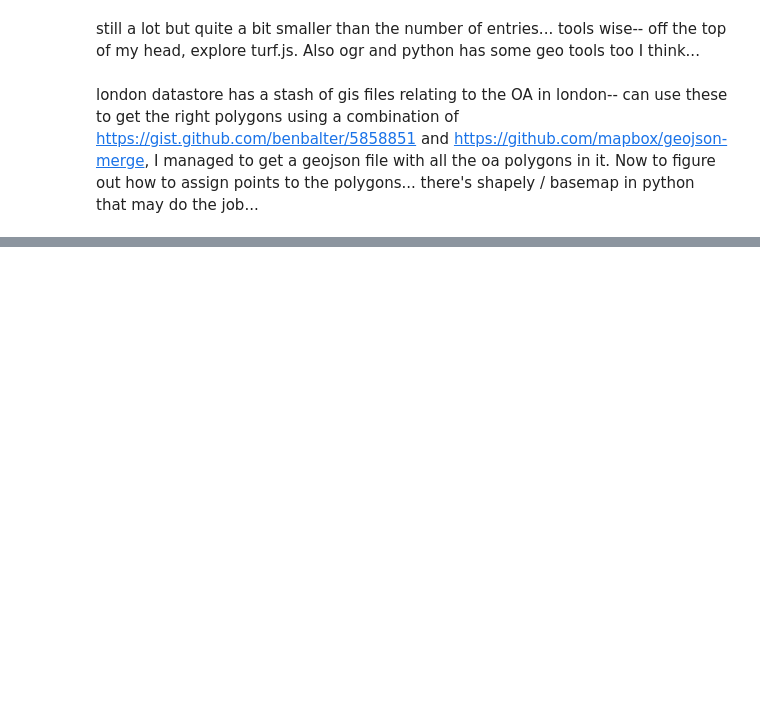
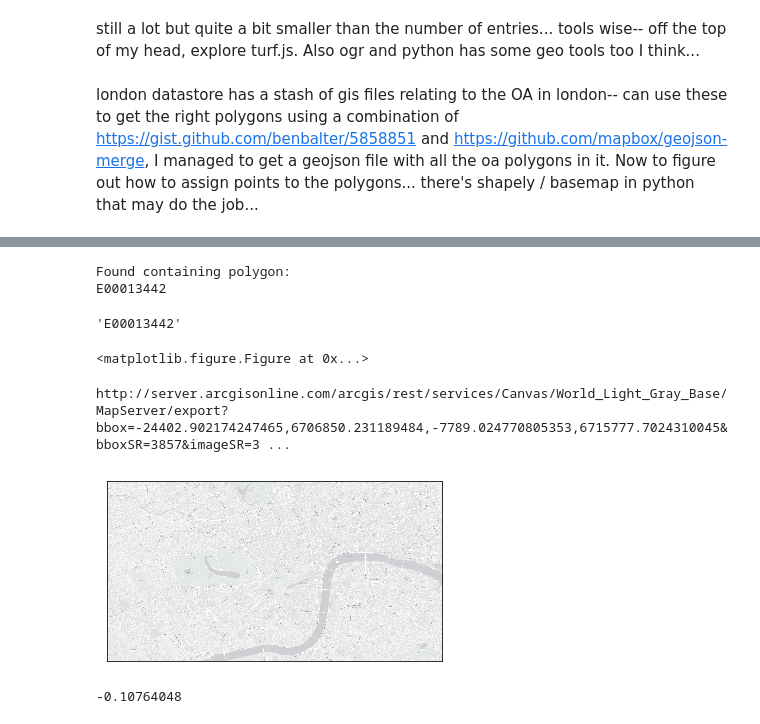
Before and after one commit to wwymak/instagram-london-explore, a Jupyter notebook: Instagram-London-analysis.ipynb, the cells around one changed output, grey strips where cells are left out. Drawn from its saved outputs; the diff is of its cells as text; code cells hidden in the pictures; blank space fills up the shorter version.

```diff
--- a/Instagram-London-analysis.ipynb
+++ b/Instagram-London-analysis.ipynb
@@ -198,0 +244,11 @@ with open('OA_2011_BGC_london.json', 'r') as f:
+# %%
+#a quick test of the point finding routine with the first point in the locations list
+testPoint = Point(locations[0]['_id']['lng'], locations[0]['_id']['lat'])  #remember geojson is in [lng, lat]!!
+for feature in geojsonLondon['features']:
+    polygon = shape(feature['geometry'])
+    if polygon.contains(testPoint):
+        print( 'Found containing polygon:')
+        print(feature['properties']['OA11CD'])
+# %% [output]
+Found containing polygon:
+E00013442
@@ -198,0 +264,34 @@ with open('OA_2011_BGC_london.json', 'r') as f:
+# %%
+#testing it again on point 1
+findContainingPolygon(locations[0]['_id']['lng'], locations[0]['_id']['lat'])
+# %% [output]
+'E00013442'
+# %%
+#lets try plotting a dot density map with Basemap first before going into full scale geospatial analysis...
+map = Basemap(urcrnrlat=51.531074,     # top
+              urcrnrlon=-0.069970,   # bottom
+              llcrnrlat=51.481157,     # left
+              llcrnrlon=-0.219215,   # right
+              epsg=3857)
+# map = Basemap(urcrnrlat=37.821981,     # top
+#               urcrnrlon=-122.343189,   # bottom
+#               llcrnrlat=37.697940,     # left
+#               llcrnrlon=-122.574915,   # right
+#               epsg=3857)
+# %%
+width = 100
+height = 100
+
+fig = plt.gcf()
+fig.set_size_inches(width, height);
+# %% [output]
+<matplotlib.figure.Figure at 0x...>
+# %%
+dpi = 96
+xpixels = dpi * width
+map.arcgisimage(server='http://server.arcgisonline.com/arcgis', service='Canvas/World_Light_Gray_Base', xpixels=xpixels, dpi=96, verbose=True)
+# map.arcgisimage(service='Canvas/World_Light_Gray_Base', xpixels=xpixels)
+plt.show();
+# %% [output]
+http://server.arcgisonline.com/arcgis/rest/services/Canvas/World_Light_Gray_Base/MapServer/export?bbox=-24402.902174247465,6706850.231189484,-7789.024770805353,6715777.7024310045&bboxSR=3857&imageSR=3 ...
+[figure, added]
@@ -198,0 +302,4 @@ with open('OA_2011_BGC_london.json', 'r') as f:
+# %%
+x, y = map(lngPoints, latPoints)
+# %% [output]
+-0.10764048
```
Also changed, not shown: parts of 38 cells of this notebook, 1 other file.
